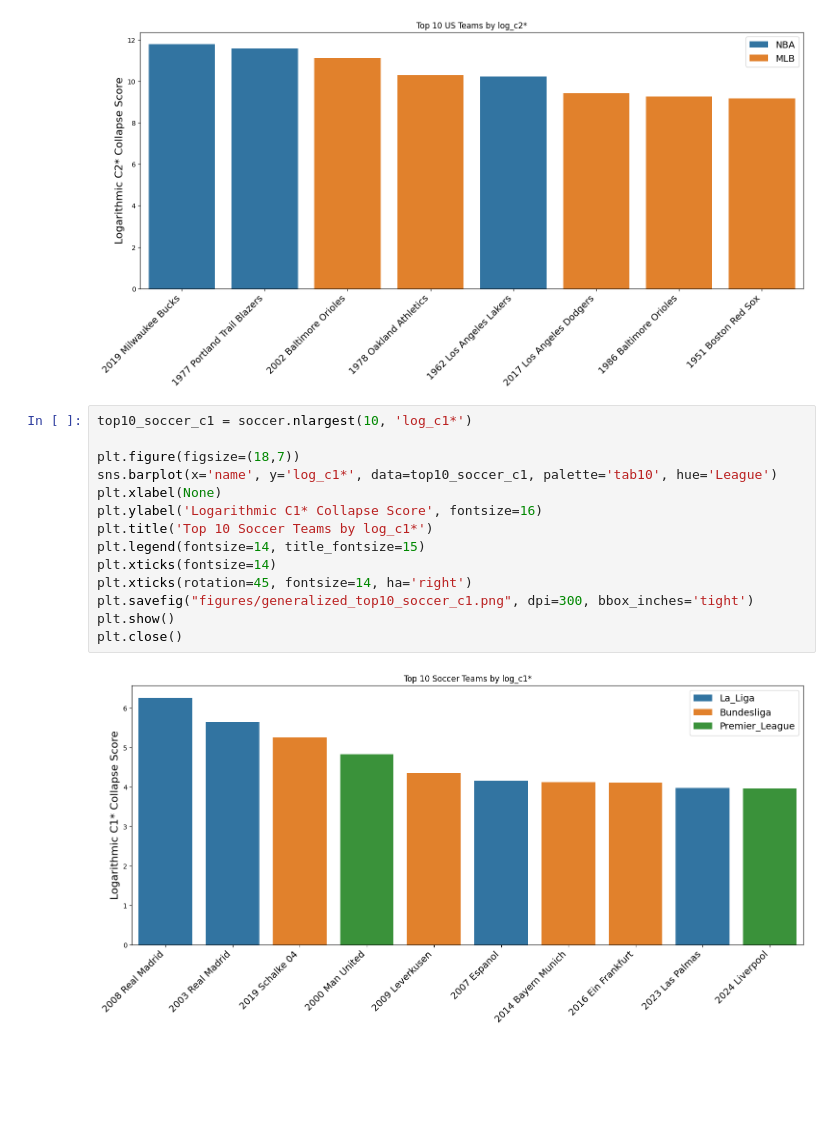
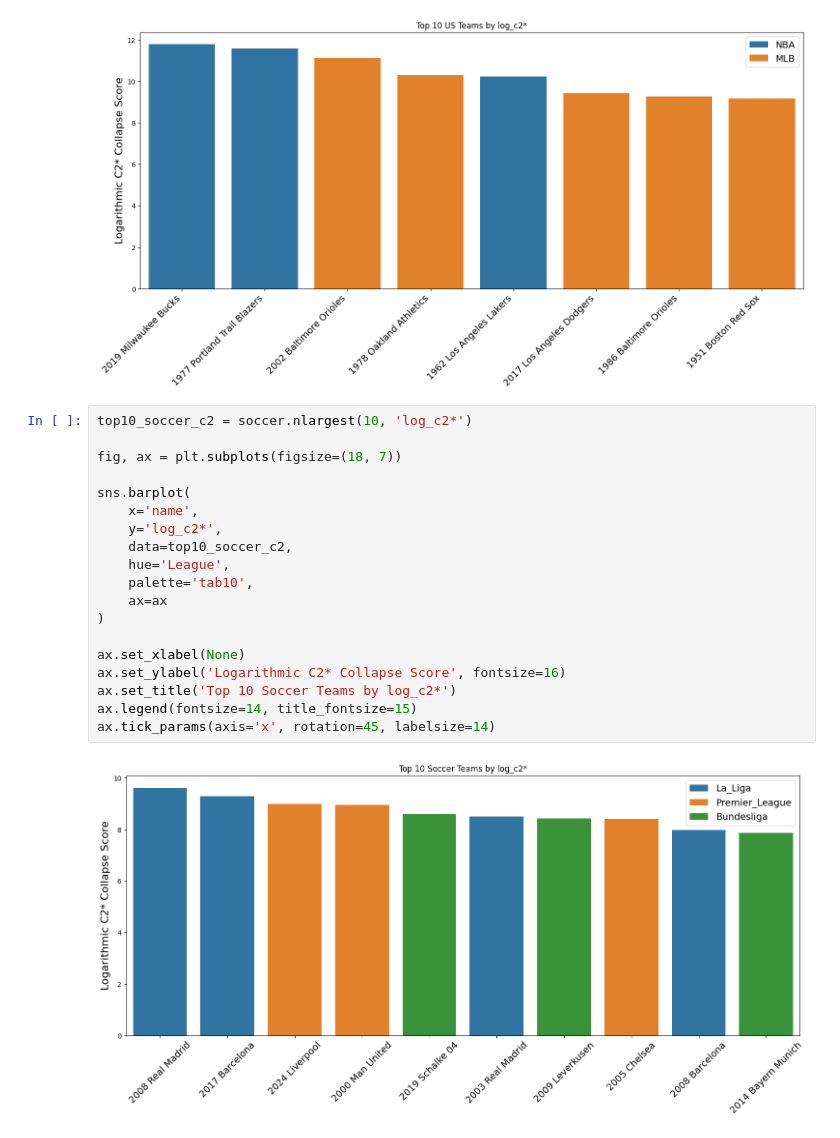
Before and after one commit to RyanRegalado/Win-Loss-Sequences-Sp2026, a Jupyter notebook: output/generalized_cscores.ipynb, the cells around one changed output. Saved outputs shown, nothing was run; the diff lists cells and outputs as text; blank space fills up the shorter version.

Commit message:
master csv. Contains all current calculations for each league.

```diff
--- a/output/generalized_cscores.ipynb
+++ b/output/generalized_cscores.ipynb
@@ -49,20 +49,25 @@ plt.close()
 # %% [output]
 [figure]
 # %%
-top10_soccer_c1 = soccer.nlargest(10, 'log_c1*')
+top10_soccer_c2 = soccer.nlargest(10, 'log_c2*')
 
-plt.figure(figsize=(18,7))
-sns.barplot(x='name', y='log_c1*', data=top10_soccer_c1, palette='tab10', hue='League')
-plt.xlabel(None)
-plt.ylabel('Logarithmic C1* Collapse Score', fontsize=16)
-plt.title('Top 10 Soccer Teams by log_c1*')
-plt.legend(fontsize=14, title_fontsize=15)
-plt.xticks(fontsize=14)
-plt.xticks(rotation=45, fontsize=14, ha='right')
-plt.savefig("figures/generalized_top10_soccer_c1.png", dpi=300, bbox_inches='tight')
-plt.show()
-plt.close()
+fig, ax = plt.subplots(figsize=(18, 7))
+
+sns.barplot(
+    x='name',
+    y='log_c2*',
+    data=top10_soccer_c2,
+    hue='League',
+    palette='tab10',
+    ax=ax
+)
+
+ax.set_xlabel(None)
+ax.set_ylabel('Logarithmic C2* Collapse Score', fontsize=16)
+ax.set_title('Top 10 Soccer Teams by log_c2*')
+ax.legend(fontsize=14, title_fontsize=15)
+ax.tick_params(axis='x', rotation=45, labelsize=14)
 # %% [output]
-[figure, old version]
+[figure, new version]
 # %%
 top10_soccer_c2 = soccer.nlargest(10, 'log_c2*')
```
Also changed, not shown: parts of 2 cells of this notebook, 4 other files.
